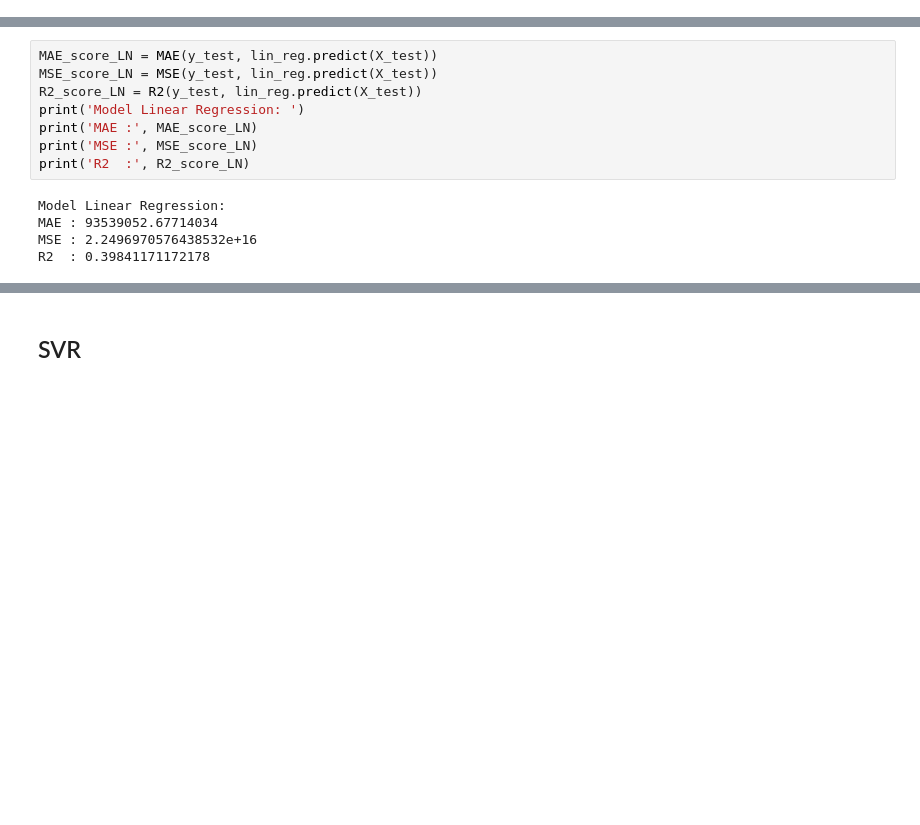
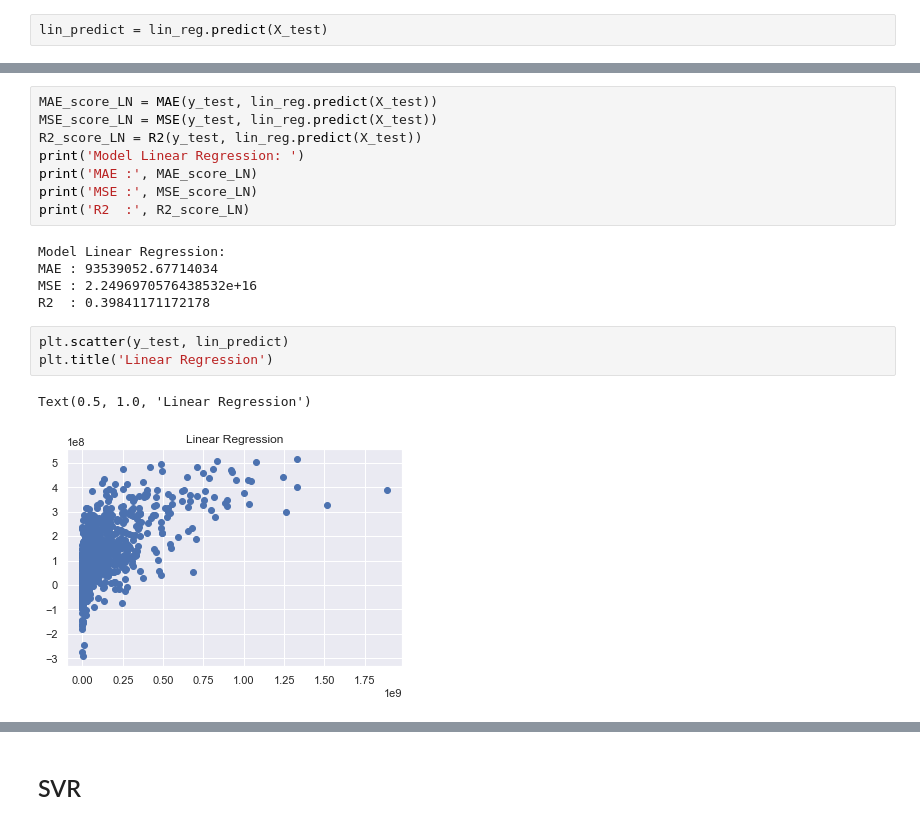
Before and after one commit to huynhthiailinh/data-science-predict-movie-s-sales, a Jupyter notebook: 08 - Dự đoán doanh thu phim/main.ipynb, the cells around one changed output, grey strips where cells are left out. Drawn from its saved outputs; the diff is of its cells as text; blank space fills up the shorter version.

```diff
--- a/08 - Dự đoán doanh thu phim/main.ipynb
+++ b/08 - Dự đoán doanh thu phim/main.ipynb
@@ -873,6 +863,8 @@ for column in ['ReleaseDate', 'ProductionBudget', 'RunningTime']:
 # %%
 y_test = df_test_normal_distri['WorldwideGross']
 X_test = df_test_normal_distri.copy().drop(columns=['WorldwideGross'])
+# %%
+lin_predict = lin_reg.predict(X_test)
 # %%
 lin_reg.score(X_test, y_test)
 # %% [output]
@@ -890,3 +882,9 @@ Model Linear Regression:
 MAE : 93539052.67714034
 MSE : 2.2496970576438532e+16
 R2  : 0.39841171172178
+# %%
+plt.scatter(y_test, lin_predict)
+plt.title('Linear Regression')
+# %% [output]
+Text(0.5, 1.0, 'Linear Regression')
+[figure, added]
```
Also changed, not shown: parts of 7 cells of this notebook.
